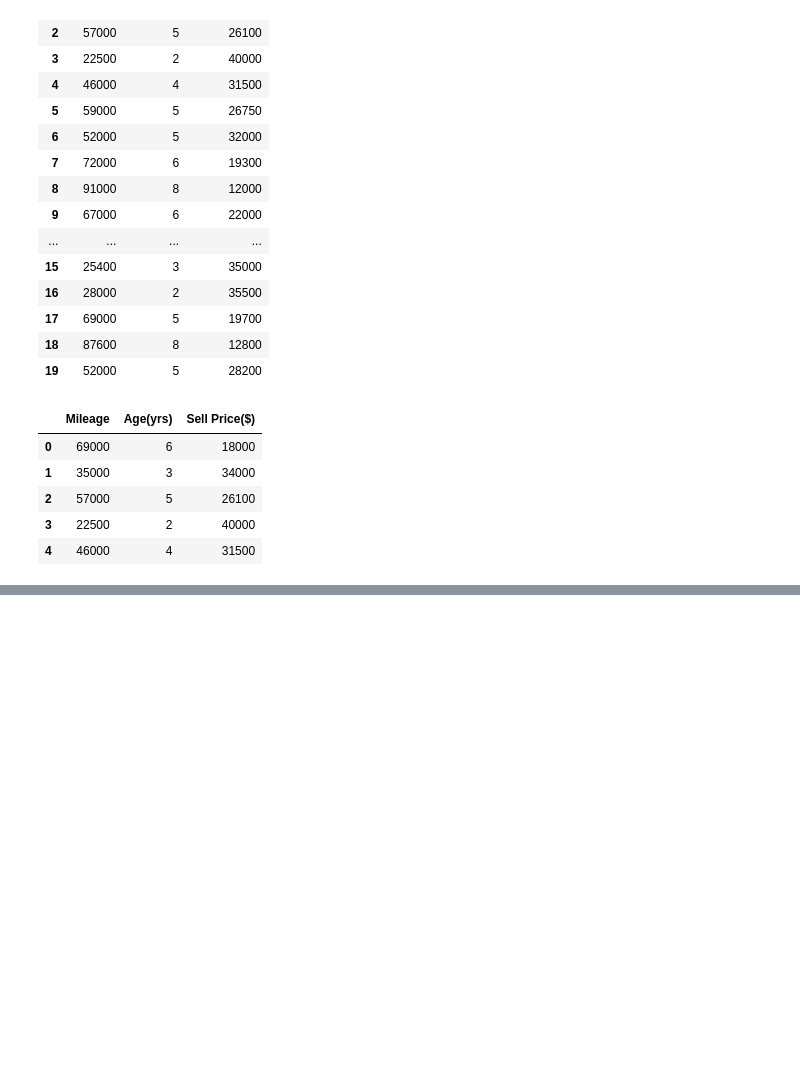
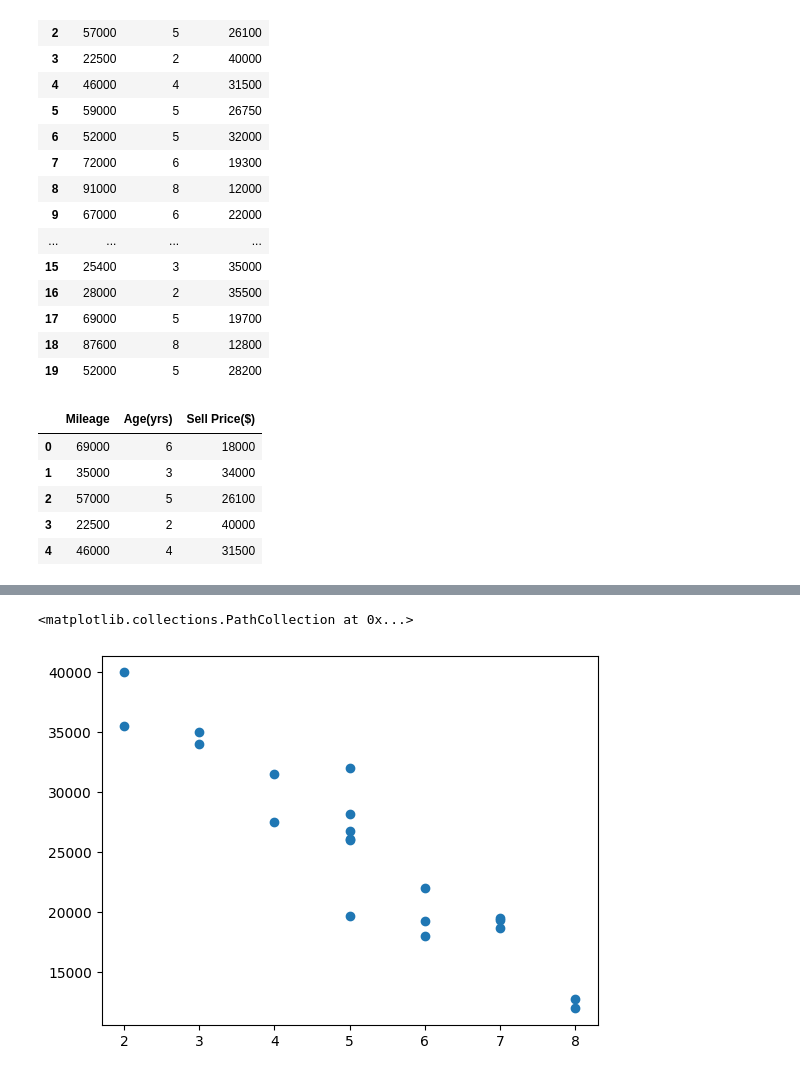
Before and after one commit to SonalMittal-14/AIML-Projects, a Jupyter notebook: tandt.ipynb, the cells around one changed output, grey strips where cells are left out. Drawn from its saved outputs; the diff is of its cells as text; code cells hidden in the pictures; blank space fills up the shorter version.

```diff
--- a/tandt.ipynb
+++ b/tandt.ipynb
@@ -32,0 +42,5 @@ df.head()
+# %%
+plt.scatter(df['Age(yrs)'],df['Sell Price($)'])
+# %% [output]
+<matplotlib.collections.PathCollection at 0x...>
+[figure, added]
```
Also changed, not shown: parts of 17 cells of this notebook.
